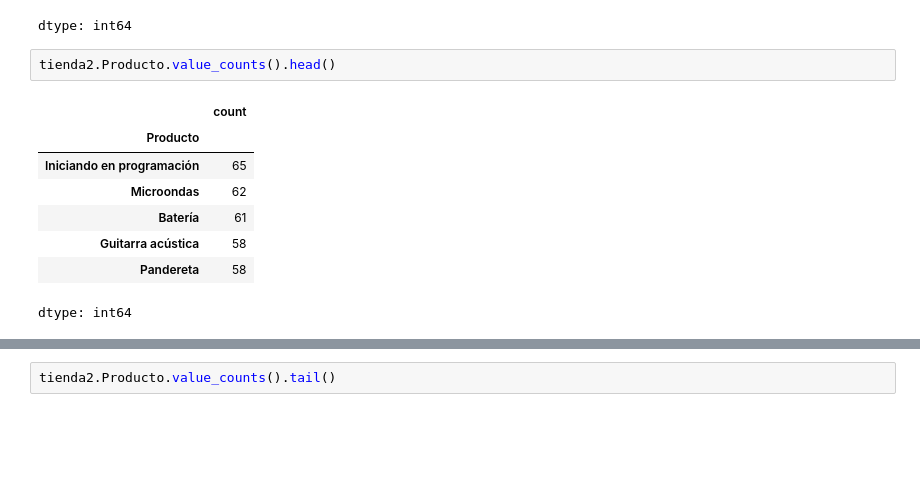
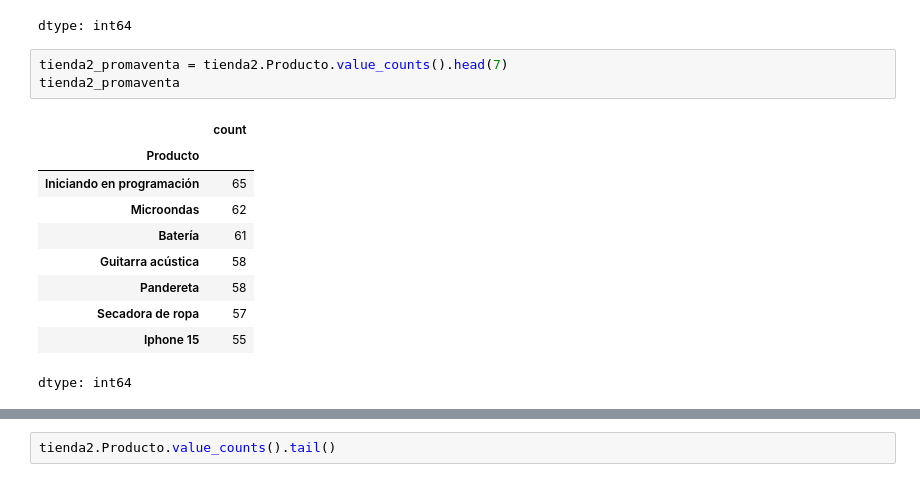
Before and after one commit to Anel-7/alura-store, a Jupyter notebook: alura_store.ipynb, the cells around one changed output, grey strips where cells are left out. Saved outputs shown, nothing was run; the diff lists cells and outputs as text; blank space fills up the shorter version.

```diff
--- a/alura_store.ipynb
+++ b/alura_store.ipynb
@@ -210,13 +224,16 @@ tienda.Producto.value_counts().tail(6)
 | Celular ABXY | 33 |
 dtype: int64
 # %%
-tienda2.Producto.value_counts().head()
+tienda2_promaventa = tienda2.Producto.value_counts().head(7)
+tienda2_promaventa
 # %% [output]
 |  | count |
 | Producto |  |
 | Iniciando en programación | 65 |
 | Microondas | 62 |
 | Batería | 61 |
 | Guitarra acústica | 58 |
 | Pandereta | 58 |
+| Secadora de ropa | 57 |
+| Iphone 15 | 55 |
 dtype: int64
```
Also changed, not shown: parts of 9 cells of this notebook.
